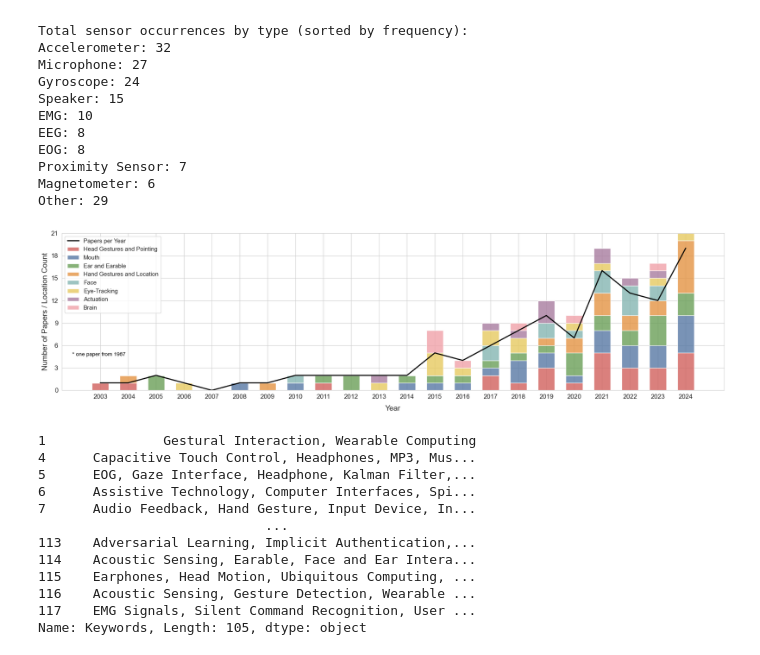
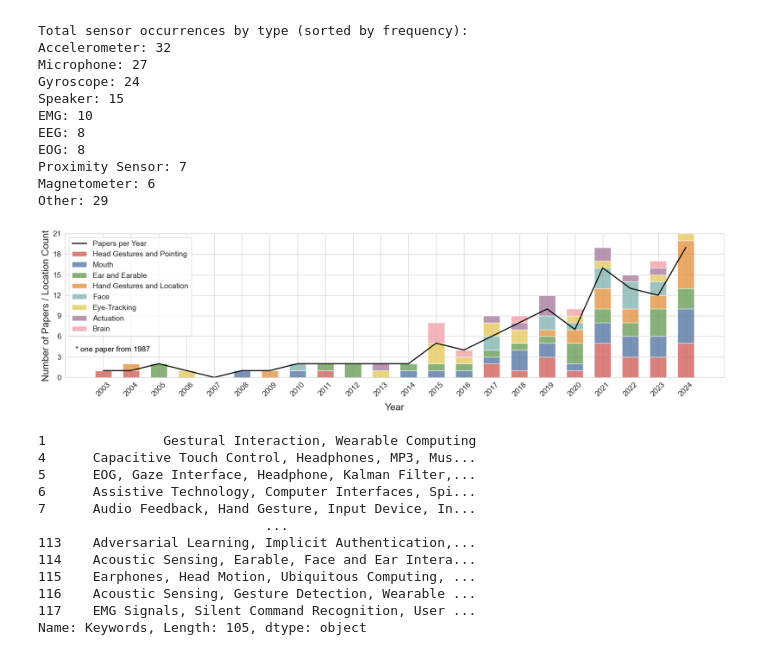
Before and after one commit to OpenEarable/earXplore, a Jupyter notebook: insights_statistics.ipynb, the cells around one changed output. Drawn from its saved outputs; the diff is of its cells as text; code cells hidden in the pictures.

```diff
--- a/insights_statistics.ipynb
+++ b/insights_statistics.ipynb
@@ -1179,10 +1179,10 @@ for index, row in df.iterrows():
 
 plt.rcParams['font.family'] = 'serif'
 plt.rcParams['font.serif'] = ['Arial'] + plt.rcParams['font.serif']
-plt.rcParams['axes.labelsize'] = 14
-plt.rcParams['axes.titlesize'] = 18
-plt.rcParams['xtick.labelsize'] = 12
-plt.rcParams['ytick.labelsize'] = 12
+plt.rcParams['axes.labelsize'] = 18
+plt.rcParams['axes.titlesize'] = 22
+plt.rcParams['xtick.labelsize'] = 14
+plt.rcParams['ytick.labelsize'] = 14
 
 # Custom colors - add grey for "Other" category
 custom_colors = ['#d1615d', '#5778a4', '#6a9f58', '#e49444', '#85b6b2', '#e7ca60', '#a87c9f', '#f1a2a9', '#967662', '#b8b0ac', '#cccccc']
@@ -1243,37 +1243,37 @@ for i, location in enumerate(sorted_location_names):
     if location == 'Other':
         color = custom_colors[-1]  # Last color (grey)
     else:
         color = custom_colors[i % (len(custom_colors) - 1)]  # Exclude the last color for others
 
     plt.bar(years, values, bottom=bottom, label=location, color=color, alpha=0.8, width=0.6)
     bottom += values
 
 # Add line plot for papers per year on the SAME axis
 line = plt.plot(years, papers_data, color='black', linewidth=2, label='Papers per Year', zorder=10)
 
 # Formatting to match your style
 plt.xlabel('Year', labelpad=10)
 plt.ylabel('Number of Papers / Location Count')
 
 # Set x-axis ticks - show every other year to avoid crowding
-plt.xticks(years)
+plt.xticks(years, rotation=45)
 
 # Set y-axis to show only integers (matching your style)
 ax = plt.gca()
 ax.yaxis.set_major_locator(ticker.MaxNLocator(integer=True))
 
 # Legend matching your style
-plt.legend(loc='upper left', bbox_to_anchor=(0, 1), fontsize=11)
+plt.legend(loc='upper left', bbox_to_anchor=(0, 1), fontsize=14)
 
 # Add text annotation for 1987 paper
-plt.text(2002, plt.ylim()[1] * 0.22, '* one paper from 1987', fontsize=10,
+plt.text(2002, plt.ylim()[1] * 0.18, '* one paper from 1987', fontsize=14,
          color='black', transform=plt.gca().transData)
 
 plt.tight_layout()
 plt.savefig("C:/Users/Jonas Hummel/Documents/Studium - PhD Informatik/Survey Paper Interaction/figs/location_timeline_fig.png", format='png', dpi=300, bbox_inches='tight')
 plt.show()
 # %% [output]
-[figure, old version]
+[figure, new version]
 # %%
 keywords = df['Keywords'].dropna()
 keywords
```
Also changed, not shown: 2 other files.
